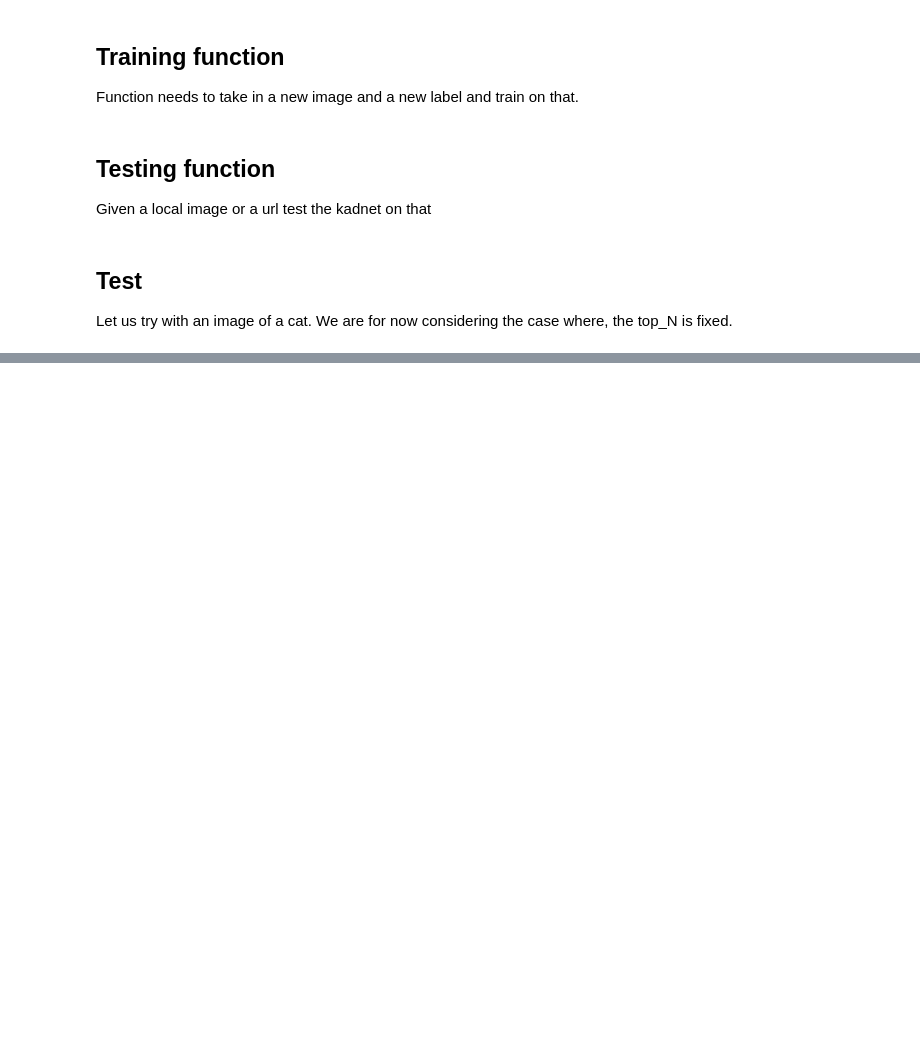
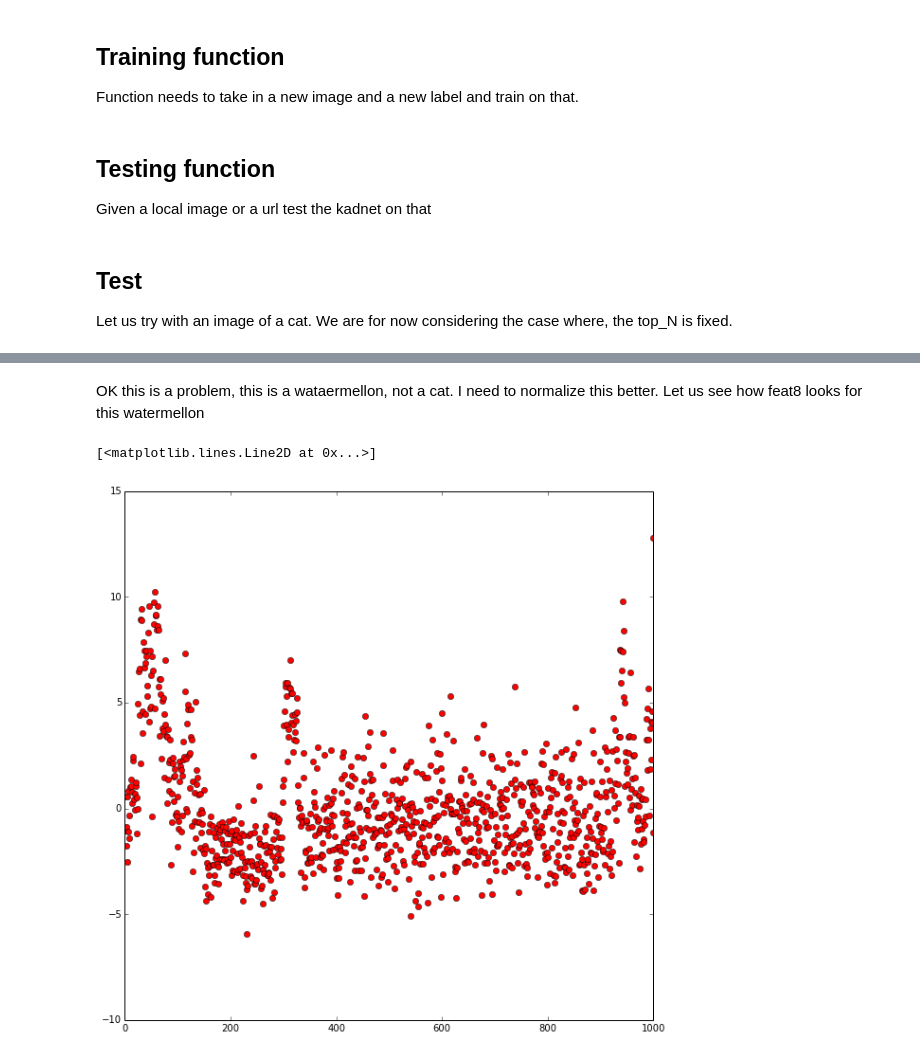
Before and after one commit to abhishekraok/promising-patterns, a Jupyter notebook: paintings/ipynb/KadNet.ipynb, the cells around one changed output, grey strips where cells are left out. Saved outputs shown, nothing was run; the diff lists cells and outputs as text; code cells hidden in the pictures; blank space fills up the shorter version.

```diff
--- a/paintings/ipynb/KadNet.ipynb
+++ b/paintings/ipynb/KadNet.ipynb
@@ -225,0 +236,7 @@ label exists
+# %% [markdown]
+OK this is a problem, this is a wataermellon, not a cat. I need to normalize this better. Let us see how feat8 looks for this watermellon
+# %%
+plt.plot([i.output for i in all_nodes],'ro')
+# %% [output]
+[<matplotlib.lines.Line2D at 0x...>]
+[figure, added]
```
Also changed, not shown: parts of 6 cells of this notebook.
